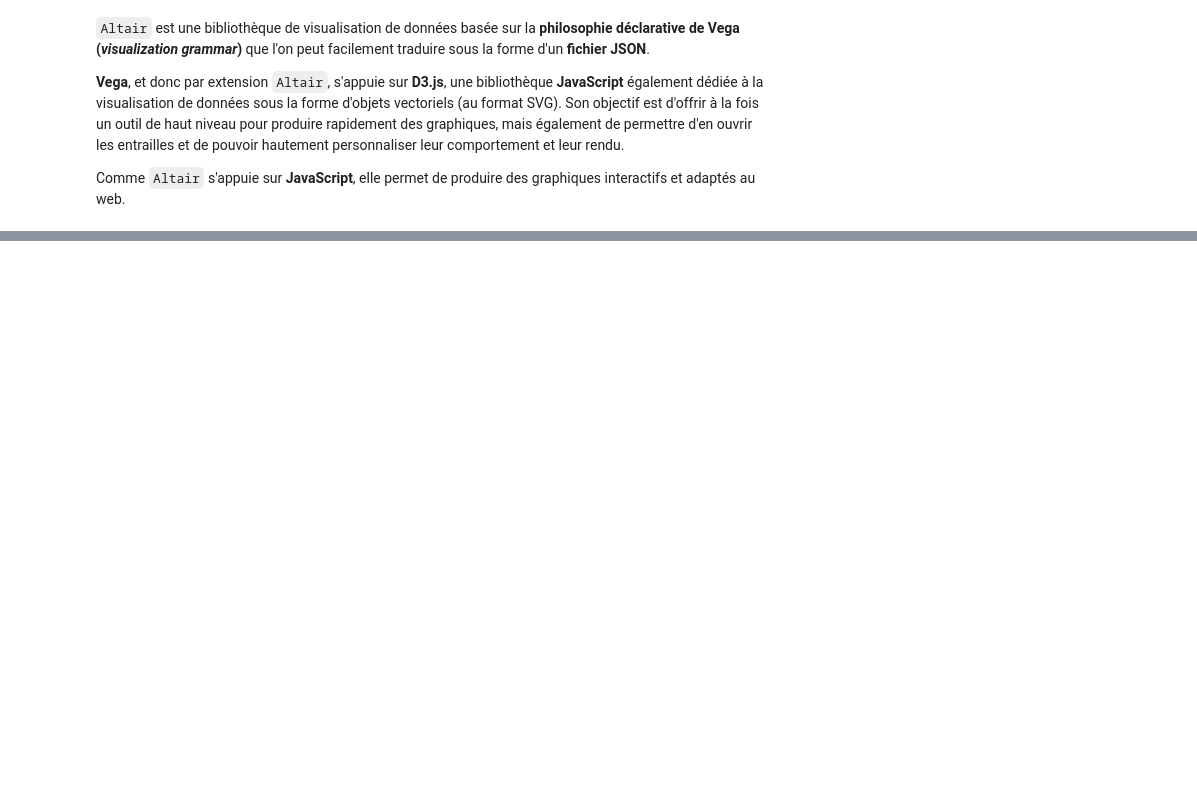
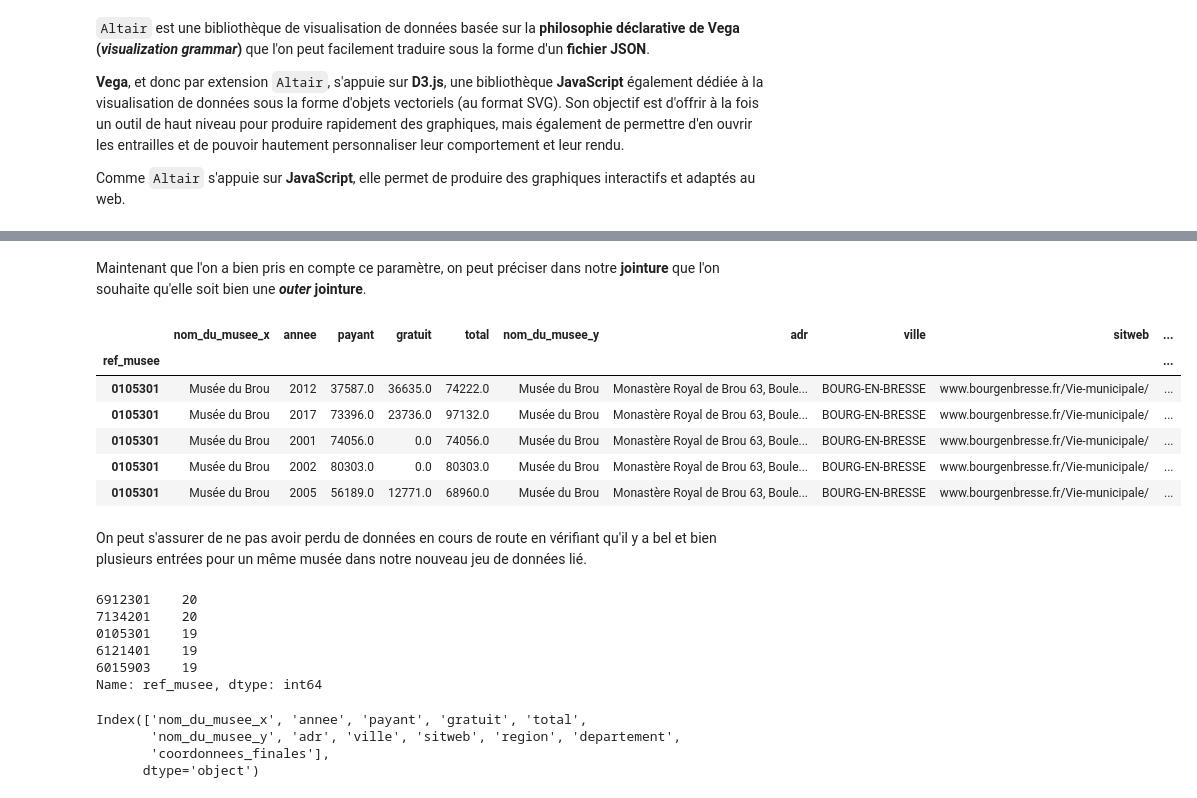
Before and after one commit to RomainMularczyk/cycle_dataviz_python, a Jupyter notebook: Presentation.ipynb, the cells around one changed output, grey strips where cells are left out. Saved outputs shown, nothing was run; the diff lists cells and outputs as text; code cells hidden in the pictures; blank space fills up the shorter version.

```diff
--- a/Presentation.ipynb
+++ b/Presentation.ipynb
@@ -479,0 +828,39 @@ import altair as alt
+# %%
+df_musees.set_index("ref_musee", inplace=True)
+df_freq.set_index("ref_musee", inplace=True)
+# %% [markdown]
+Maintenant que l'on a bien pris en compte ce paramètre, on peut préciser dans notre **jointure** que l'on souhaite qu'elle soit bien une ***outer* jointure**.
+# %%
+df_join = pd.merge(
+    left=df_freq,
+    right=df_musees,
+    left_index=True,
+    right_index=True
+)
+df_join.head()
+# %% [output]
+|  | nom_du_musee_x | annee | payant | gratuit | total | nom_du_musee_y | adr | ville | sitweb | ... |
+| ref_musee |  |  |  |  |  |  |  |  |  | ... |
+| 0105301 | Musée du Brou | 2012 | 37587.0 | 36635.0 | 74222.0 | Musée du Brou | Monastère Royal de Brou 63, Boule... | BOURG-EN-BRESSE | www.bourgenbresse.fr/Vie-municipale/ | ... |
+| 0105301 | Musée du Brou | 2017 | 73396.0 | 23736.0 | 97132.0 | Musée du Brou | Monastère Royal de Brou 63, Boule... | BOURG-EN-BRESSE | www.bourgenbresse.fr/Vie-municipale/ | ... |
+| 0105301 | Musée du Brou | 2001 | 74056.0 | 0.0 | 74056.0 | Musée du Brou | Monastère Royal de Brou 63, Boule... | BOURG-EN-BRESSE | www.bourgenbresse.fr/Vie-municipale/ | ... |
+| 0105301 | Musée du Brou | 2002 | 80303.0 | 0.0 | 80303.0 | Musée du Brou | Monastère Royal de Brou 63, Boule... | BOURG-EN-BRESSE | www.bourgenbresse.fr/Vie-municipale/ | ... |
+| 0105301 | Musée du Brou | 2005 | 56189.0 | 12771.0 | 68960.0 | Musée du Brou | Monastère Royal de Brou 63, Boule... | BOURG-EN-BRESSE | www.bourgenbresse.fr/Vie-municipale/ | ... |
+# %% [markdown]
+On peut s'assurer de ne pas avoir perdu de données en cours de route en vérifiant qu'il y a bel et bien plusieurs entrées pour un même musée dans notre nouveau jeu de données lié.
+# %%
+df_join.index.value_counts().head()
+# %% [output]
+6912301    20
+7134201    20
+0105301    19
+6121401    19
+6015903    19
+Name: ref_musee, dtype: int64
+# %%
+df_join.columns
+# %% [output]
+Index(['nom_du_musee_x', 'annee', 'payant', 'gratuit', 'total',
+       'nom_du_musee_y', 'adr', 'ville', 'sitweb', 'region', 'departement',
+       'coordonnees_finales'],
+      dtype='object')
```
Also changed, not shown: parts of 86 cells of this notebook.
